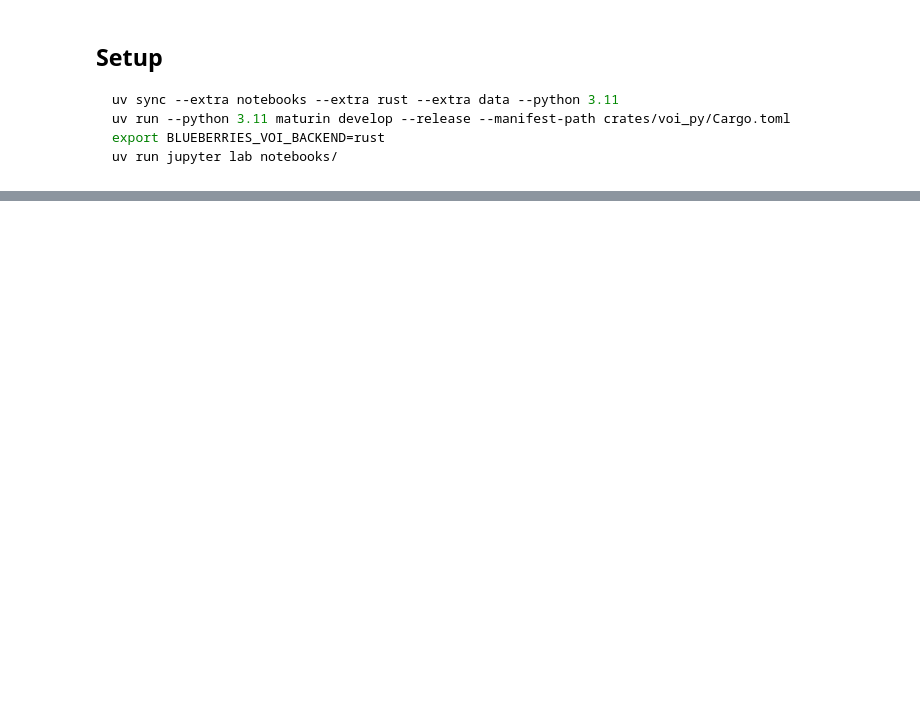
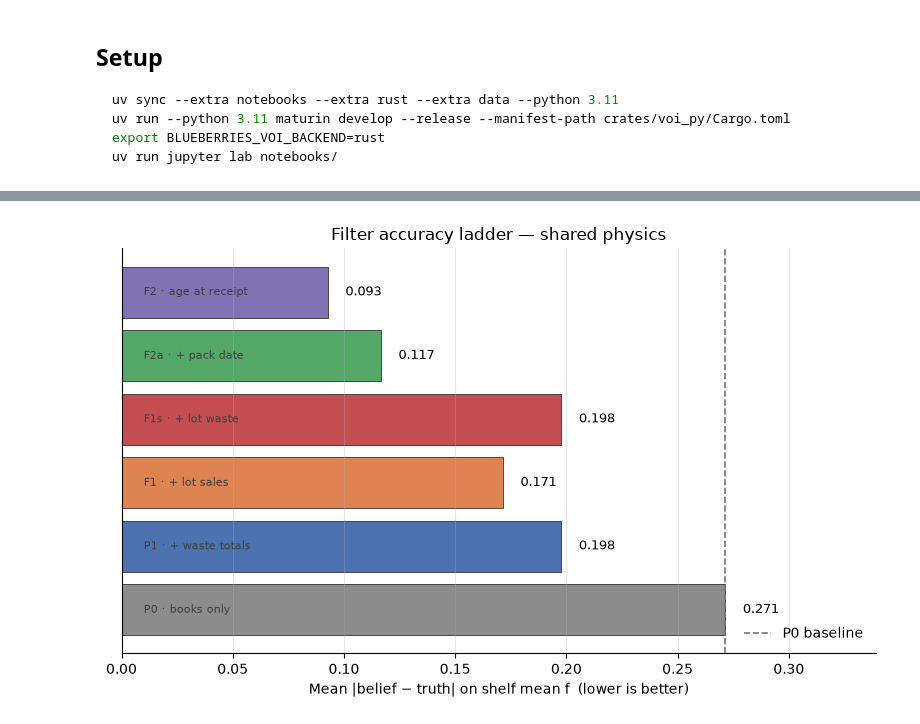
Before and after one commit to OliverEvans96/blueberries-voi, a Jupyter notebook: notebooks/13_filter_accuracy_knowledge_ladder.ipynb, the cells around one changed output, grey strips where cells are left out. Cells and saved outputs as stored; diff of their text form; code cells hidden in the pictures; blank space fills up the shorter version.

```diff
--- a/notebooks/13_filter_accuracy_knowledge_ladder.ipynb
+++ b/notebooks/13_filter_accuracy_knowledge_ladder.ipynb
@@ -319,17 +413,0 @@ Wrote /home/oliver/blog/blueberries-voi/.worktrees/filter-accuracy-notebook/figu
-# %%
-seed = 42
-fig, ax = plt.subplots(figsize=(9, 4))
-for scenario in FILTER_SCENARIOS:
-    days = timeline[(scenario, seed)]
-    t = [d.episode_day for d in days]
-    err = [d.abs_f_err for d in days]
-    ax.plot(t, err, marker="o", ms=3, lw=1.5, label=scenario)
-ax.set_xlabel("Episode day")
-ax.set_ylabel("|belief − truth| on mean f")
-ax.set_title(f"Daily filter error · seed={seed} · shared orders")
-ax.legend(ncol=3, frameon=False, fontsize=8)
-fig.tight_layout()
-ts_path = FIG_DIR / "daily_f_error_seed42.png"
-fig.savefig(ts_path, dpi=150)
-plt.show()
-print("Wrote", ts_path)
@@ -388,0 +414,76 @@ examples: [('P0', 0, 23.770000000000024), ('P1', 0, 23.770000000000024), ('P1',
+# %%
+def plot_accuracy_ladder(pivot_df: pd.DataFrame) -> Path:
+    fig, ax = plt.subplots(figsize=(8, 5))
+    mae = pivot_df["mae_f"].values
+    colors = [SCENARIO_COLORS[s] for s in LADDER_ORDER]
+    y = np.arange(len(LADDER_ORDER))
+    bars = ax.barh(y, mae, color=colors, edgecolor="0.2", linewidth=0.6)
+    p0 = pivot_df.loc["P0", "mae_f"]
+    ax.axvline(p0, color="0.45", ls="--", lw=1.2, label="P0 baseline")
+    for bar, val, sc in zip(bars, mae, LADDER_ORDER):
+        ax.text(val + 0.008, bar.get_y() + bar.get_height() / 2, f"{val:.3f}", va="center", fontsize=9)
+        ax.text(0.01, bar.get_y() + bar.get_height() / 2, SCENARIO_LABELS[sc], va="center", fontsize=8, color="0.25")
+    ax.set_yticks([])
+    ax.set_xlabel("Mean |belief − truth| on shelf mean f  (lower is better)")
+    ax.set_title("Filter accuracy ladder — shared physics")
+    ax.set_xlim(0, max(mae) * 1.25)
+    ax.legend(frameon=False, loc="lower right")
+    fig.tight_layout()
+    out = FIG_DIR / "accuracy_ladder_mae_f.png"
+    fig.savefig(out, dpi=150)
+    plt.show()
+    return out
+
+
+def plot_waterfall(pivot_df: pd.DataFrame) -> Path:
+    chain = ["P0", "P1", "F1", "F2a", "F2"]
+    vals = [pivot_df.loc[s, "mae_f"] for s in chain]
+    fig, ax = plt.subplots(figsize=(8, 4))
+    ax.plot(chain, vals, "o-", color="#4c72b0", lw=2, markersize=8)
+    for i in range(1, len(chain)):
+        drop = vals[i - 1] - vals[i]
+        ax.annotate(
+            f"−{drop:.3f}",
+            xy=(chain[i], vals[i]),
+            xytext=(8, 12),
+            textcoords="offset points",
+            fontsize=9,
+            color="#55a868" if drop > 0 else "#c44e52",
+        )
+    ax.set_ylabel("MAE(mean f)")
+    ax.set_title("Accuracy improves along the ladder (selected rungs)")
+    ax.set_ylim(0, max(vals) * 1.15)
+    fig.tight_layout()
+    out = FIG_DIR / "accuracy_waterfall_chain.png"
+    fig.savefig(out, dpi=150)
+    plt.show()
+    return out
+
+
+def plot_accuracy_vs_uncertainty(pivot_df: pd.DataFrame) -> Path:
+    fig, ax = plt.subplots(figsize=(6, 5))
+    for sc in LADDER_ORDER:
+        ax.scatter(
+            pivot_df.loc[sc, "mean_spread"],
+            pivot_df.loc[sc, "mae_f"],
+            s=120,
+            color=SCENARIO_COLORS[sc],
+            edgecolor="0.2",
+            label=sc,
+        )
+        ax.annotate(sc, (pivot_df.loc[sc, "mean_spread"], pivot_df.loc[sc, "mae_f"]), xytext=(4, 4), textcoords="offset points", fontsize=9)
+    ax.set_xlabel("Posterior spread (f) — wider = more uncertain")
+    ax.set_ylabel("MAE(mean f) — lower = more accurate")
+    ax.set_title("Accuracy vs uncertainty tradeoff")
+    fig.tight_layout()
+    out = FIG_DIR / "accuracy_vs_spread.png"
+    fig.savefig(out, dpi=150)
+    plt.show()
+    return out
+
+
+plot_accuracy_ladder(pivot)
+plot_waterfall(pivot)
+plot_accuracy_vs_uncertainty(pivot)
+# %% [output]
+[figure, added]
```
Also changed, not shown: parts of 31 cells of this notebook, 2 other files.
